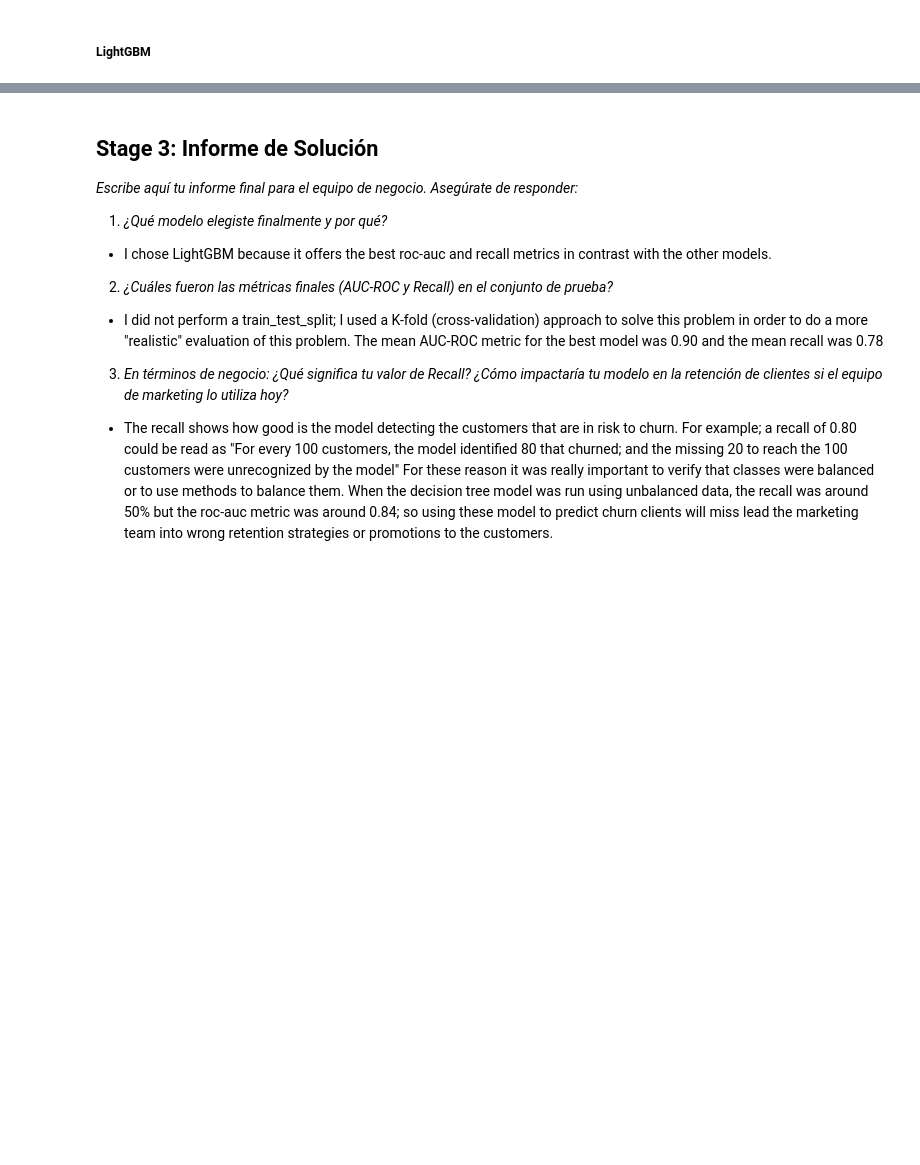
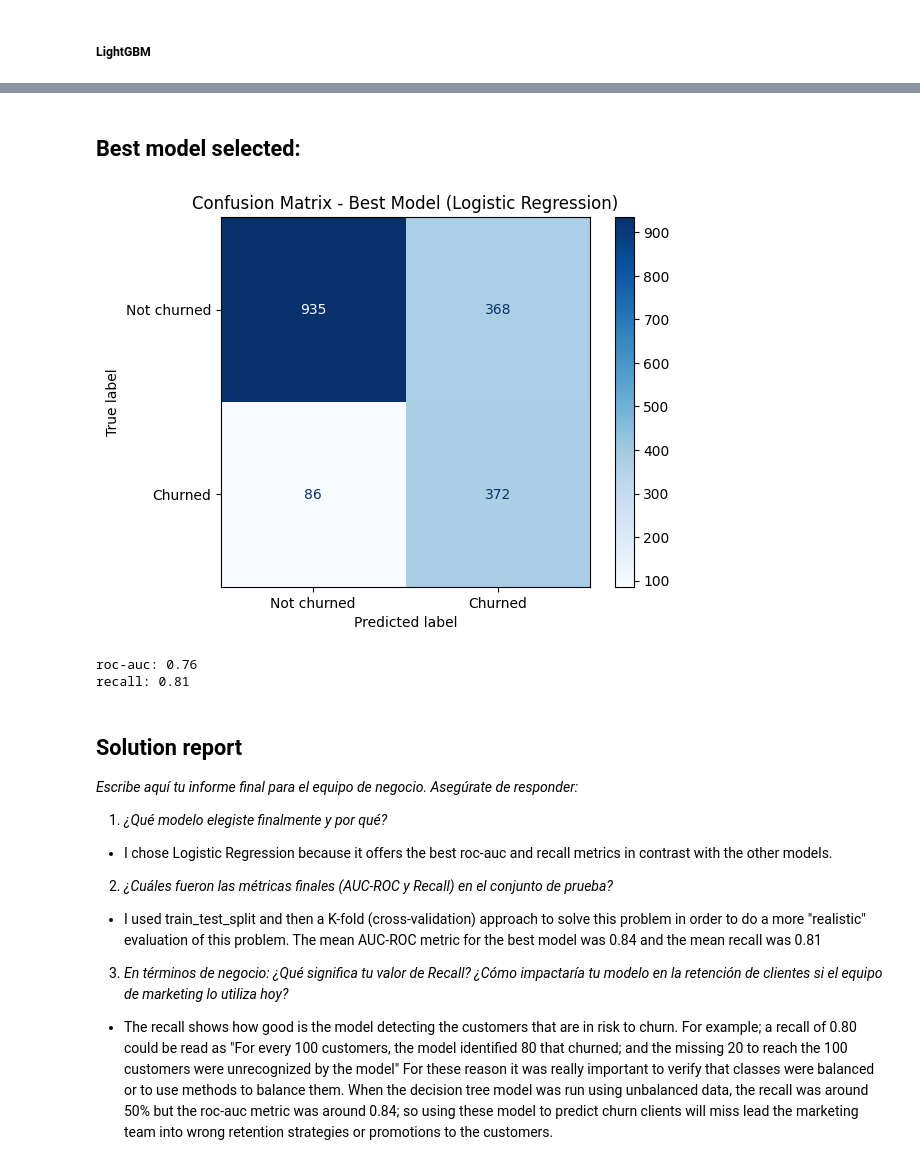
Before and after one commit to Fernandojbf123/clients_churn_analysis, a Jupyter notebook: main.ipynb, the cells around one changed output, grey strips where cells are left out. Cells and saved outputs as stored; diff of their text form; code cells hidden in the pictures; blank space fills up the shorter version.

Commit message:
Fix: train_test_split was performed; used confusion matrix and added test group eval. Fix: Readme.md explaining methods and results

```diff
--- a/main.ipynb
+++ b/main.ipynb
@@ -474,5 +798,5 @@ print("Average Recall:", best_score['test_recall'].mean())
 # %%
-results = {}
+train_results = {}
 # %% [markdown]
 ##### Logistic Regression
 # %%
@@ -491,8 +815,8 @@ model_pipeline = Pipeline(
 
 scores = cross_validate(
     model_pipeline,
-    features,
-    target,
+    train_features,
+    train_target,
     cv=skf,
     scoring=["roc_auc","recall"]
 )
@@ -503,7 +827,7 @@ print("Recall per fold:", scores['test_recall'])
 print("Average ROC-AUC:", scores['test_roc_auc'].mean())
 print("Average Recall:", scores['test_recall'].mean())
 
-results["logistic"] = {
+train_results["logistic"] = {
         "roc-auc": scores['test_roc_auc'].mean(),
         "recall": scores['test_recall'].mean()
 }
@@ -646,8 +989,8 @@ model_pipeline = Pipeline(
 
 scores = cross_validate(
         model_pipeline,
-        features,
-        target,
+        train_features,
+        train_target,
         cv=skf,
         scoring=["roc_auc","recall"]
 )
@@ -657,7 +1000,7 @@ print("Recall per fold:", scores['test_recall'])
 print("Average ROC-AUC:", scores['test_roc_auc'].mean())
 print("Average Recall:", scores['test_recall'].mean())
 
-results["catboost"] = {
+train_results["catboost"] = {
     "roc-auc": scores['test_roc_auc'].mean(),
     "recall": scores['test_recall'].mean()
 }
@@ -681,8 +1029,8 @@ model_pipeline = Pipeline(
 
 scores = cross_validate(
         model_pipeline,
-        features,
-        target,
+        train_features,
+        train_target,
         cv=skf,
         scoring=["roc_auc","recall"]
 )
@@ -693,7 +1041,7 @@ print("Recall per fold:", scores['test_recall'])
 print("Average ROC-AUC:", scores['test_roc_auc'].mean())
 print("Average Recall:", scores['test_recall'].mean())
 
-results["lightgbm"] = {
+train_results["lightgbm"] = {
     "roc-auc": scores['test_roc_auc'].mean(),
     "recall": scores['test_recall'].mean()
 }
@@ -718,10 +1272,49 @@ df_results
+# %% [markdown]
+## Best model selected:
+# %%
+# Logistic Regression
+model = LogisticRegression(
+    max_iter=1000,
+    class_weight='balanced',
+    random_state=12345
+)
+
+model_pipeline = Pipeline(
+    steps=[
+        ("preprocessor", preprocessor),
+        ("model", model)
+    ]
+)
+
+model_pipeline.fit(train_features, train_target)
+predict = model_pipeline.predict(test_features)
+
+confusion_matrix_values = confusion_matrix(
+    test_target,
+    predict,
+    labels=[False, True]
+)
+
+ConfusionMatrixDisplay(
+    confusion_matrix=confusion_matrix_values,
+    display_labels=["Not churned", "Churned"]
+).plot(cmap="Blues")
+plt.title("Confusion Matrix - Best Model (Logistic Regression)")
+plt.show()
+
+print("roc-auc:", round(roc_auc_score(test_target, predict), 2))
+print("recall:", round(recall_score(test_target, predict), 2))
+# %% [output]
+[figure, added]
+roc-auc: 0.76
+recall: 0.81
 # %% [markdown]
-## Stage 3: Informe de Solución
+## Solution report
 *Escribe aquí tu informe final para el equipo de negocio. Asegúrate de responder:*
 1. *¿Qué modelo elegiste finalmente y por qué?*
-- I chose LightGBM because it offers the best roc-auc and recall metrics in contrast with the other models.
+- I chose Logistic Regression because it offers the best roc-auc and recall metrics in contrast with the other models.
 2. *¿Cuáles fueron las métricas finales (AUC-ROC y Recall) en el conjunto de prueba?*
-- I did not perform a train_test_split; I used a K-fold (cross-validation) approach to solve this problem in order to do a more "realistic" evaluation of this problem. The mean AUC-ROC metric for the best model was 0.90 and the mean recall was 0.78
+- I used train_test_split and then a K-fold (cross-validation) approach to solve this problem in order to do a more "realistic" evaluation of this problem. The mean AUC-ROC metric for the best model was 0.84 and the mean recall was 0.81
 3. *En términos de negocio: ¿Qué significa tu valor de Recall? ¿Cómo impactaría tu modelo en la retención de clientes si el equipo de marketing lo utiliza hoy?*
 - The recall shows how good is the model detecting the customers that are in risk to churn. For example; a recall of 0.80 could be read as "For every 100 customers, the model identified 80 that churned; and the missing 20 to reach the 100 customers were unrecognized by the model"
 For these reason it was really important to verify that classes were balanced or to use methods to balance them. When the decision tree model was run using unbalanced data, the recall was around 50% but the roc-auc metric was around 0.84; so using these model to predict churn clients will miss lead the marketing team into wrong retention strategies or promotions to the customers.
```
Also changed, not shown: parts of 80 cells of this notebook, 6 other files.
